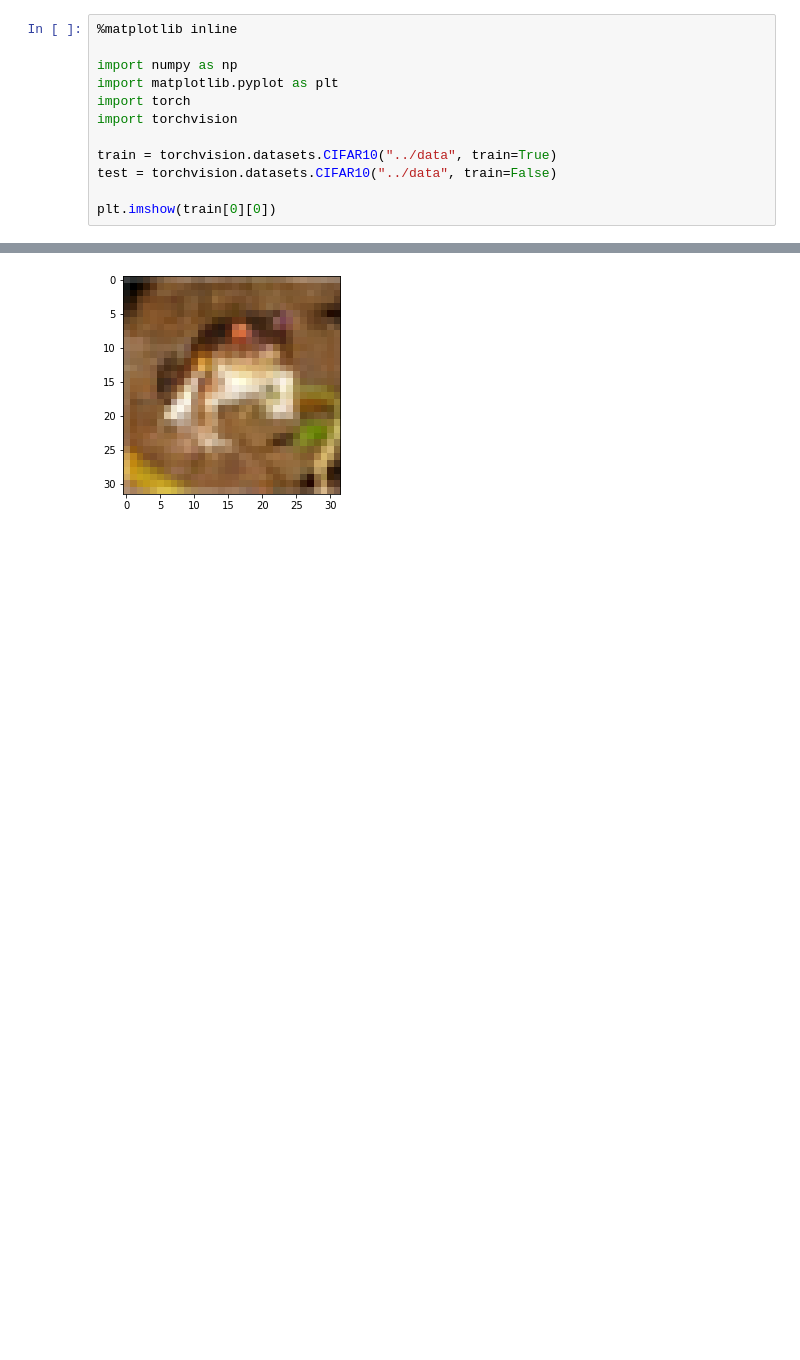
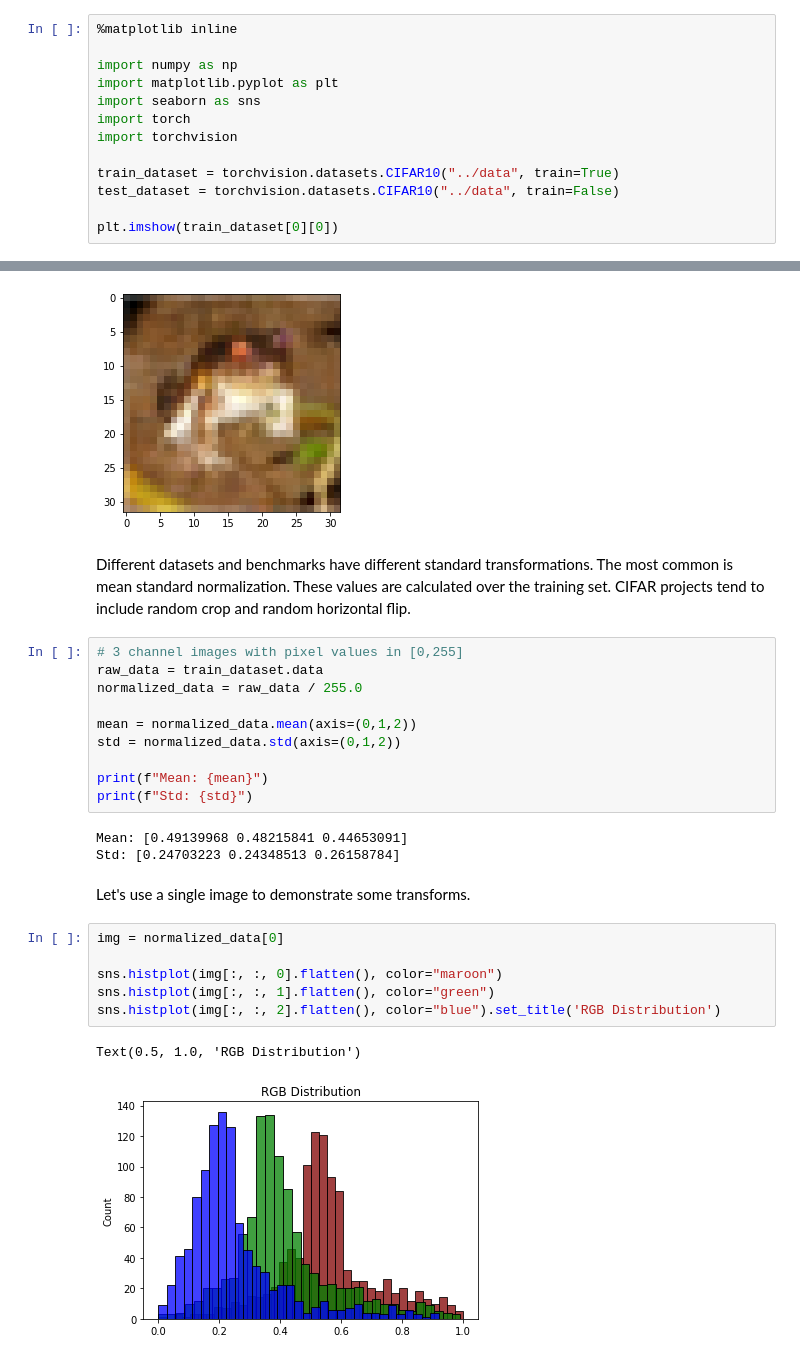
Before and after one commit to tjwhitaker/thewhiteacre, a Jupyter notebook: src/notebooks/data-augmentation.ipynb, the cells around one changed output, grey strips where cells are left out. Saved outputs shown, nothing was run; the diff lists cells and outputs as text; blank space fills up the shorter version.

```diff
--- a/src/notebooks/data-augmentation.ipynb
+++ b/src/notebooks/data-augmentation.ipynb
@@ -14,13 +14,40 @@ It's a very reliable way to increase the size of small datasets and to encourage
 
 import numpy as np
 import matplotlib.pyplot as plt
+import seaborn as sns
 import torch
 import torchvision
 
-train = torchvision.datasets.CIFAR10("../data", train=True)
-test = torchvision.datasets.CIFAR10("../data", train=False)
+train_dataset = torchvision.datasets.CIFAR10("../data", train=True)
+test_dataset = torchvision.datasets.CIFAR10("../data", train=False)
 
-plt.imshow(train[0][0])
+plt.imshow(train_dataset[0][0])
 # %% [output]
 <matplotlib.image.AxesImage at 0x...>
 [figure]
+# %% [markdown]
+Different datasets and benchmarks have different standard transformations. The most common is mean standard normalization. These values are calculated over the training set. CIFAR projects tend to include random crop and random horizontal flip.
+# %%
+# 3 channel images with pixel values in [0,255]
+raw_data = train_dataset.data
+normalized_data = raw_data / 255.0
+
+mean = normalized_data.mean(axis=(0,1,2))
+std = normalized_data.std(axis=(0,1,2))
+
+print(f"Mean: {mean}")
+print(f"Std: {std}")
+# %% [output]
+Mean: [0.49139968 0.48215841 0.44653091]
+Std: [0.24703223 0.24348513 0.26158784]
+# %% [markdown]
+Let's use a single image to demonstrate some transforms.
+# %%
+img = normalized_data[0]
+
+sns.histplot(img[:, :, 0].flatten(), color="maroon")
+sns.histplot(img[:, :, 1].flatten(), color="green")
+sns.histplot(img[:, :, 2].flatten(), color="blue").set_title('RGB Distribution')
+# %% [output]
+Text(0.5, 1.0, 'RGB Distribution')
+[figure, added]
```
Also changed, not shown: parts of 4 cells of this notebook, 14 other files.
